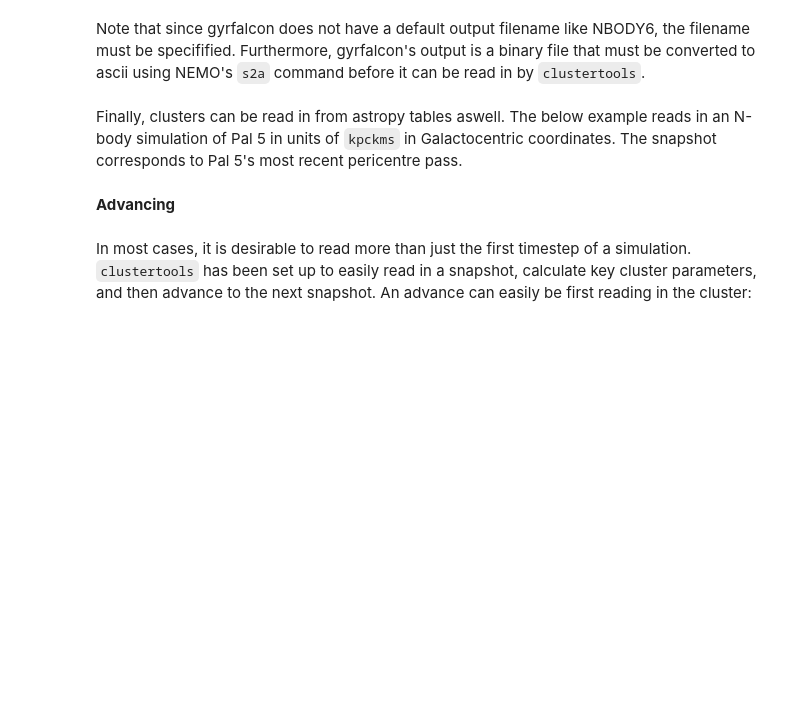
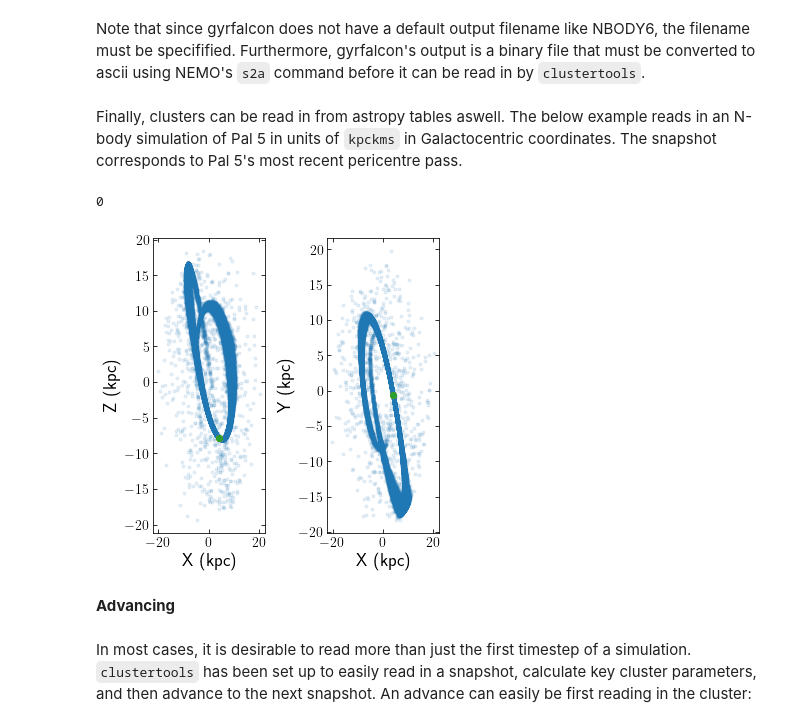
Before and after one commit to webbjj/clustertools, a Jupyter notebook: docs/source/notebooks/loading_and_advancing.ipynb, the cells around one changed output. Cells and saved outputs as stored; diff of their text form; code cells hidden in the pictures; blank space fills up the shorter version.

```diff
--- a/docs/source/notebooks/loading_and_advancing.ipynb
+++ b/docs/source/notebooks/loading_and_advancing.ipynb
@@ -111,8 +116,11 @@ Note that since gyrfalcon does not have a default output filename like NBODY6, t
 Finally, clusters can be read in from astropy tables aswell. The below example reads in an N-body simulation of Pal 5 in units of ``kpckms`` in Galactocentric coordinates. The snapshot corresponds to Pal 5's most recent pericentre pass.
 # %%
 data = QTable.read("pal5_rp.dat", format="ascii")
-cluster = ctools.load_cluster('astropy_table',data, units='kpckms',origin='galaxy')
+cluster = ctools.load_cluster('astropy_table',particles=data, units='kpckms',origin='galaxy')
 ctools.starplot(cluster)
+# %% [output]
+0
+[figure, added]
 # %% [markdown]
 **Advancing**
 # %% [markdown]
```
Also changed, not shown: parts of 8 cells of this notebook, 6 other files.
